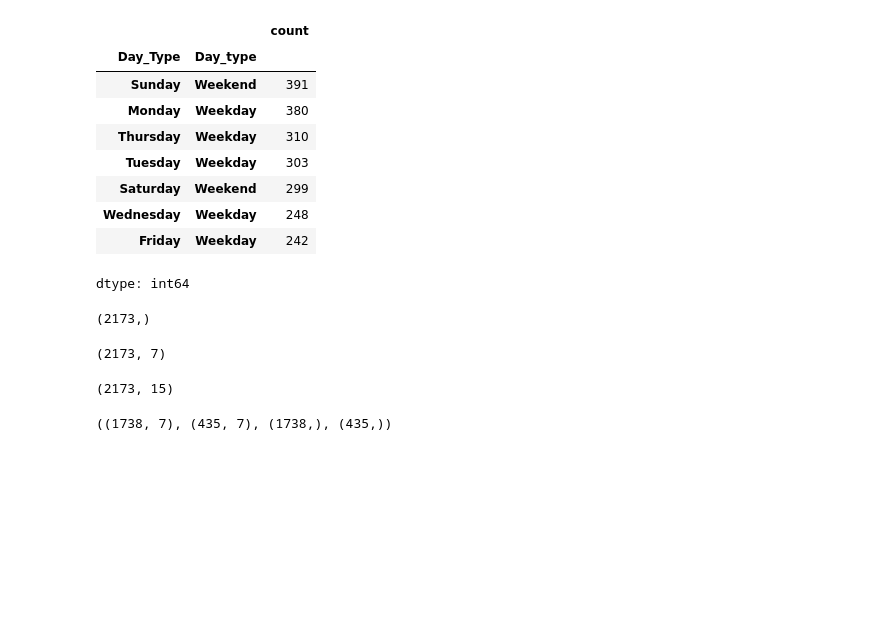
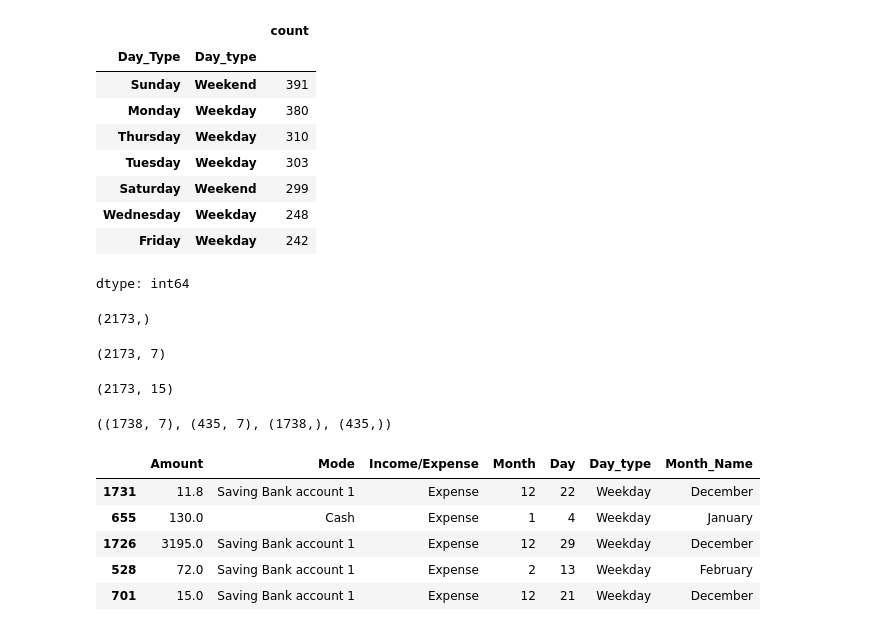
Before and after one commit to kailashchaudhary-p/Daily-Expense-Analyzer, a Jupyter notebook: Daily_Expense_Analyzer.ipynb, the cells around one changed output. Drawn from its saved outputs; the diff is of its cells as text; code cells hidden in the pictures; blank space fills up the shorter version.

```diff
--- a/Daily_Expense_Analyzer.ipynb
+++ b/Daily_Expense_Analyzer.ipynb
@@ -749,3 +749,12 @@ expense_df.shape
 x_train.shape,x_test.shape,y_train.shape,y_test.shape
 # %% [output]
 ((1738, 7), (435, 7), (1738,), (435,))
+# %%
+x_train.head()
+# %% [output]
+|  | Amount | Mode | Income/Expense | Month | Day | Day_type | Month_Name |
+| 1731 | 11.8 | Saving Bank account 1 | Expense | 12 | 22 | Weekday | December |
+| 655 | 130.0 | Cash | Expense | 1 | 4 | Weekday | January |
+| 1726 | 3195.0 | Saving Bank account 1 | Expense | 12 | 29 | Weekday | December |
+| 528 | 72.0 | Saving Bank account 1 | Expense | 2 | 13 | Weekday | February |
+| 701 | 15.0 | Saving Bank account 1 | Expense | 12 | 21 | Weekday | December |
```
Also changed, not shown: parts of 15 cells of this notebook.
